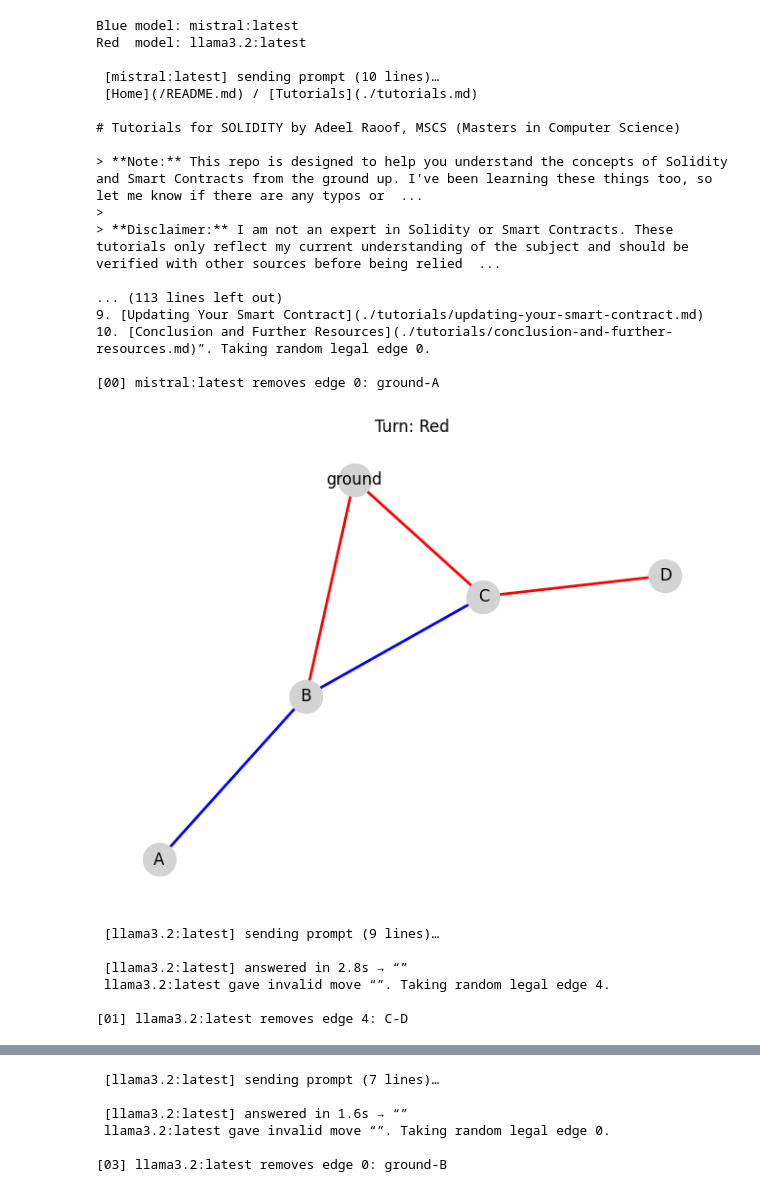
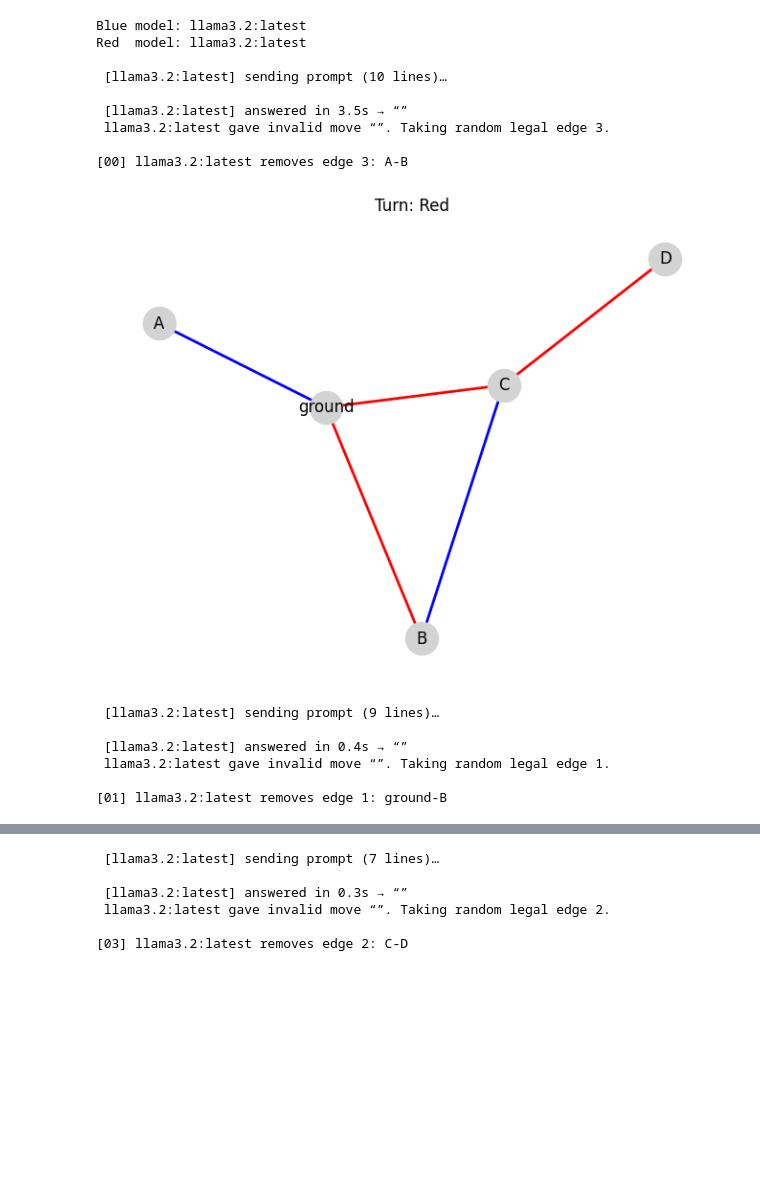
Before and after one commit to Adidadi0112/algorithms, a Jupyter notebook: third_problem/hackenbush_game.ipynb, the cells around one changed output, grey strips where cells are left out. Cells and saved outputs as stored; diff of their text form; code cells hidden in the pictures; blank space fills up the shorter version.

```diff
--- a/third_problem/hackenbush_game.ipynb
+++ b/third_problem/hackenbush_game.ipynb
@@ -4,7 +4,7 @@ import networkx as nx
 import matplotlib.pyplot as plt
 import ollama
 
-BLUE_MODEL = "mistral:latest"
+BLUE_MODEL = "llama3.2:latest"
 RED_MODEL  = "llama3.2:latest"
 DELAY      = 0.2
 
@@ -145,50 +145,42 @@ start_edges = [
     ("A", "B", "B"),
     ("B", "C", "B"),
     ("C", "ground", "R"),
     ("C", "D", "R"),
 ]
 
 game = HackenbushGame(start_edges)
 step = 0
 print("Blue model:", BLUE_MODEL)
 print("Red  model:", RED_MODEL)
 
 while True:
     if game.is_over():
         winner = "Red ("+RED_MODEL+")" if game.turn == "B" else "Blue ("+BLUE_MODEL+")"
         print(f"\n {winner} wins – opponent has no move.")
         break
 
     model = BLUE_MODEL if game.turn == "B" else RED_MODEL
     idx = llm_move(game, model)
     u, v, _ = list(game.G.edges(data=True))[idx]
     print(f"\n[{step:02d}] {model} removes edge {idx}: {u}-{v}")
     game.remove_edge(idx)
     step += 1
     time.sleep(DELAY)
     game.draw()
 # %% [output]
-Blue model: mistral:latest
+Blue model: llama3.2:latest
 Red  model: llama3.2:latest
 
- [mistral:latest] sending prompt (10 lines)…
- [Home](/README.md) / [Tutorials](./tutorials.md)
+ [llama3.2:latest] sending prompt (10 lines)…
 
-# Tutorials for SOLIDITY by Adeel Raoof, MSCS (Masters in Computer Science)
+ [llama3.2:latest] answered in 3.5s → “”
+ llama3.2:latest gave invalid move “”. Taking random legal edge 3.
 
-> **Note:** This repo is designed to help you understand the concepts of Solidity and Smart Contracts from the ground up. I've been learning these things too, so let me know if there are any typos or  ...
->
-> **Disclaimer:** I am not an expert in Solidity or Smart Contracts. These tutorials only reflect my current understanding of the subject and should be verified with other sources before being relied  ...
-
-... (113 lines left out)
-9. [Updating Your Smart Contract](./tutorials/updating-your-smart-contract.md)
-10. [Conclusion and Further Resources](./tutorials/conclusion-and-further-resources.md)”. Taking random legal edge 0.
-
-[00] mistral:latest removes edge 0: ground-A
+[00] llama3.2:latest removes edge 3: A-B
-[figure, old version]
+[figure, new version]
  [llama3.2:latest] sending prompt (9 lines)…
 
- [llama3.2:latest] answered in 2.8s → “”
- llama3.2:latest gave invalid move “”. Taking random legal edge 4.
+ [llama3.2:latest] answered in 0.4s → “”
+ llama3.2:latest gave invalid move “”. Taking random legal edge 1.
 
-[01] llama3.2:latest removes edge 4: C-D
+[01] llama3.2:latest removes edge 1: ground-B
@@ -214,7 +195,7 @@ The present Constitution of the Sovereign Military Order of Malta was approved b
  [llama3.2:latest] sending prompt (7 lines)…
 
- [llama3.2:latest] answered in 1.6s → “”
- llama3.2:latest gave invalid move “”. Taking random legal edge 0.
+ [llama3.2:latest] answered in 0.3s → “”
+ llama3.2:latest gave invalid move “”. Taking random legal edge 2.
 
-[03] llama3.2:latest removes edge 0: ground-B
+[03] llama3.2:latest removes edge 2: C-D
 [figure]
```
Also changed, not shown: parts of 1 cell of this notebook, 2 other files.
